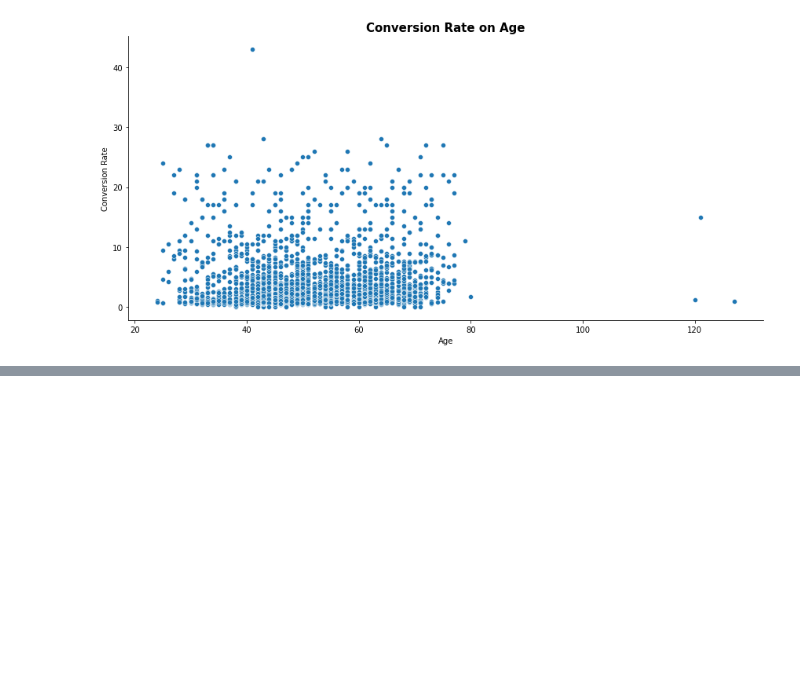
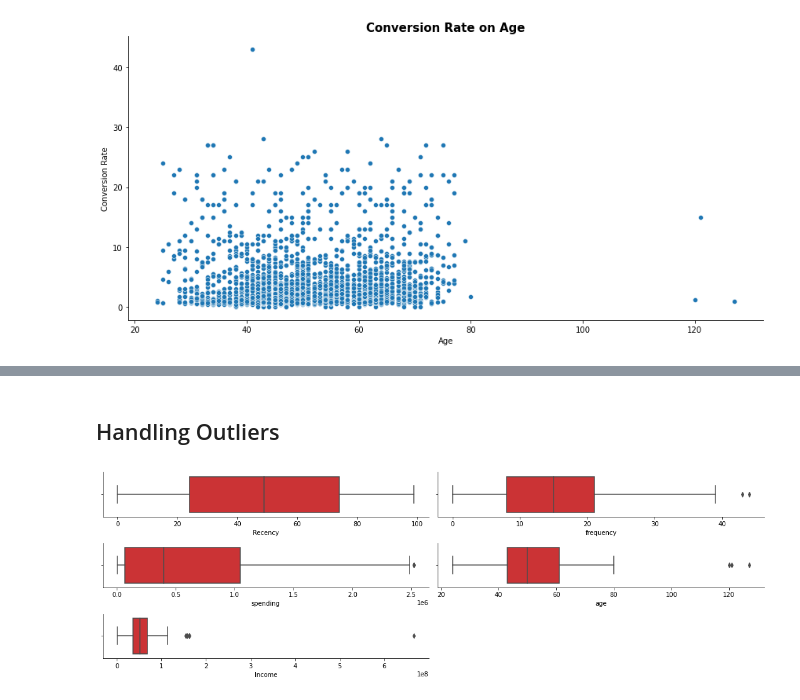
Before and after one commit to jarni66/predict-customer-personality-to-boost-marketin-campaign, a Jupyter notebook: predict-customer-personality-to-boost-marketin-campaign.ipynb, the cells around one changed output, grey strips where cells are left out. Cells and saved outputs as stored; diff of their text form; code cells hidden in the pictures; blank space fills up the shorter version.

```diff
--- a/predict-customer-personality-to-boost-marketin-campaign.ipynb
+++ b/predict-customer-personality-to-boost-marketin-campaign.ipynb
@@ -263,0 +349,7 @@ plt.show()
+# %%
+# df_new = df[['Recency','frequency','spending','age','Income','childs','total_acc_cmp']]
+# df_new = df[['conversion_rate','frequency','spending','Income','childs','total_acc_cmp','NumWebVisitsMonth']]
+df_new = df[['Recency','frequency','spending','age','Income']]
+
+
+df_new.head()
@@ -263,0 +363,15 @@ plt.show()
+# %% [markdown]
+## Handling Outliers
+# %%
+plt.figure(figsize=(15, 6))
+
+for i in range(len(df_new.columns)):
+    plt.subplot(4, 2, i+1)
+    ax = sns.boxplot(x=df_new.columns[i], data=df_new, palette='Set1')
+
+sns.despine()
+plt.tight_layout()
+plt.savefig('outliers_before.jpg', dpi=400)
+plt.show()
+# %% [output]
+[figure, added]
```
Also changed, not shown: parts of 58 cells of this notebook, 17 other files.
